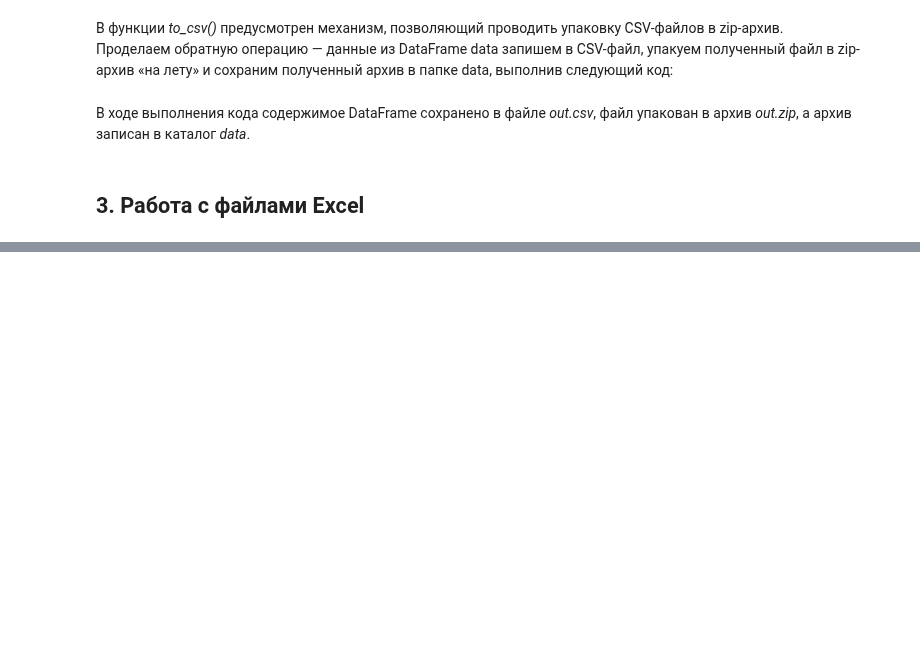
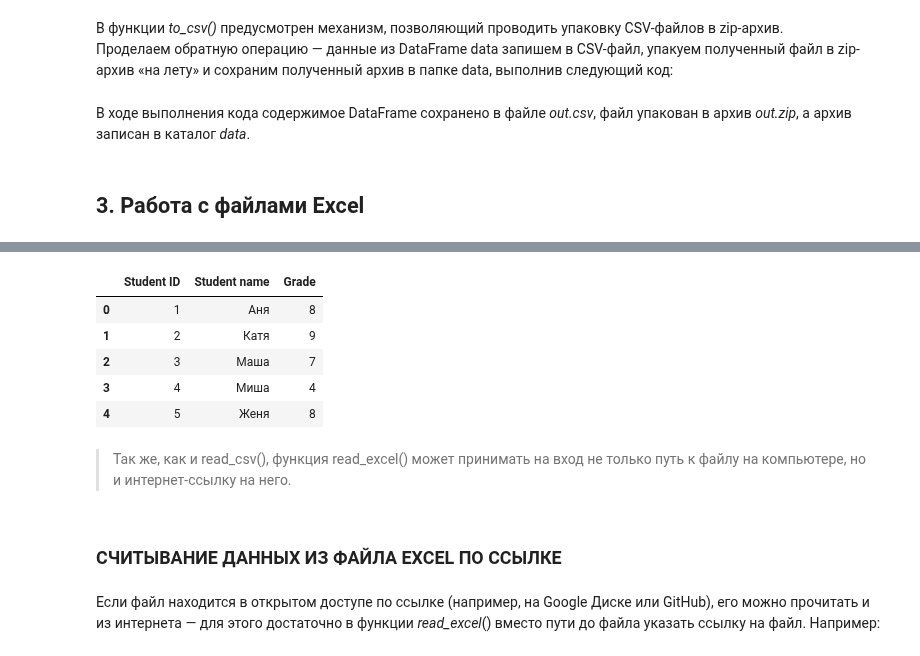
Before and after one commit to Ryba4koff/SkillFactore_DataScience, a Jupyter notebook: PYTHON-16. Как выгружать данные из файлов разных форматов/Как выгружать данные из файлов разных форматов.ipynb, the cells around one changed output, grey strips where cells are left out. Drawn from its saved outputs; the diff is of its cells as text; code cells hidden in the pictures; blank space fills up the shorter version.

```diff
--- a/PYTHON-16. Как выгружать данные из файлов разных форматов/Как выгружать данные из файлов разных форматов.ipynb
+++ b/PYTHON-16. Как выгружать данные из файлов разных форматов/Как выгружать данные из файлов разных форматов.ipynb
@@ -221,0 +252,16 @@ data.to_csv('data/out.zip', index=False, compression=compression_opts)
+# %%
+grades = pd.read_excel('data/grades.xlsx')
+display(grades.head())
+# %% [output]
+|  | Student ID | Student name | Grade |
+| 0 | 1 | Аня | 8 |
+| 1 | 2 | Катя | 9 |
+| 2 | 3 | Маша | 7 |
+| 3 | 4 | Миша | 4 |
+| 4 | 5 | Женя | 8 |
+# %% [markdown]
+> Так же, как и read_csv(), функция read_excel() может принимать на вход не только путь к файлу на компьютере, но и интернет-ссылку на него.
+# %% [markdown]
+### СЧИТЫВАНИЕ ДАННЫХ ИЗ ФАЙЛА EXCEL ПО ССЫЛКЕ
+# %% [markdown]
+Если файл находится в открытом доступе по ссылке (например, на Google Диске или GitHub), его можно прочитать и из интернета — для этого достаточно в функции *read_excel*() вместо пути до файла указать ссылку на файл. Например:
```
Also changed, not shown: parts of 11 cells of this notebook, 3 other files.
